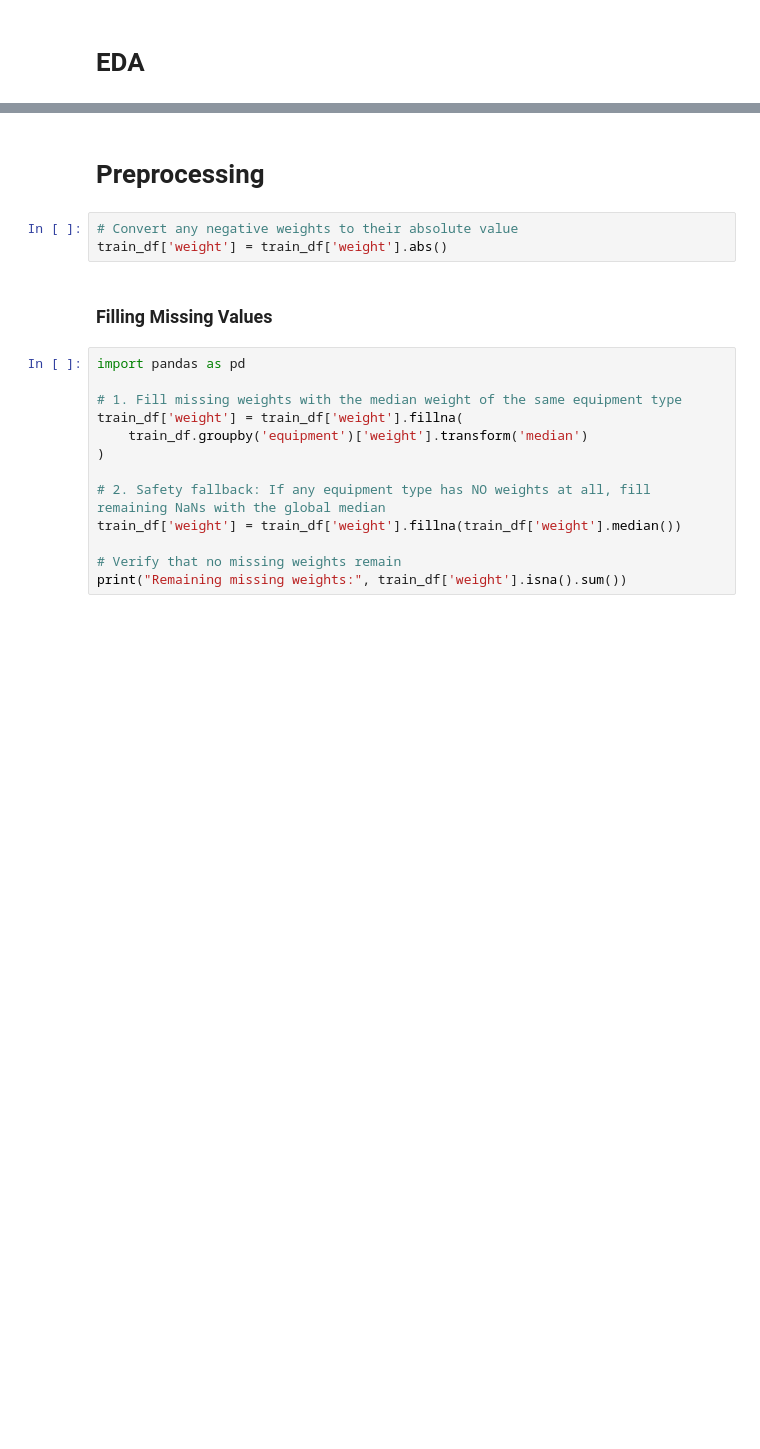
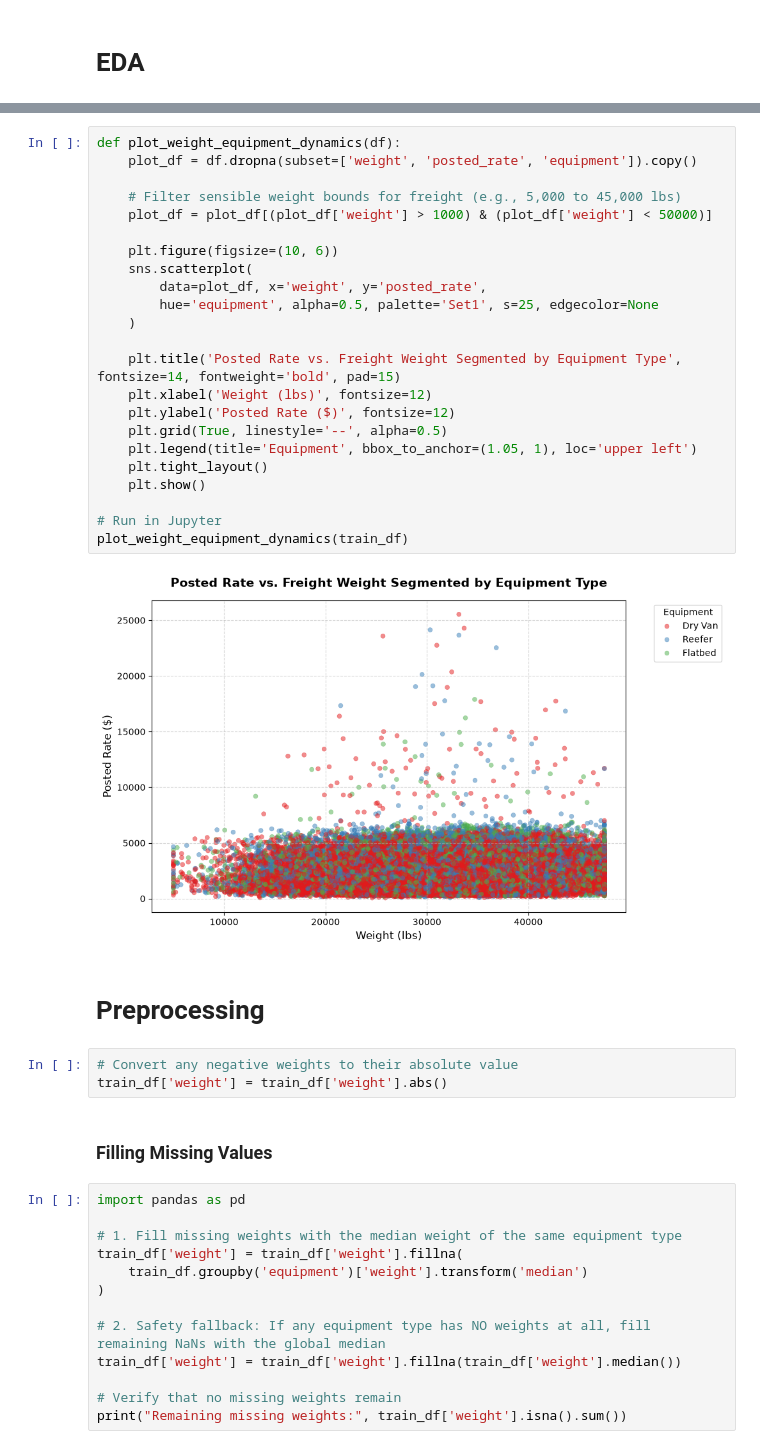
Before and after one commit to KomiljonNasrullaev/spotter, a Jupyter notebook: notebook/EDA.ipynb, the cells around one changed output, grey strips where cells are left out. Saved outputs shown, nothing was run; the diff lists cells and outputs as text; blank space fills up the shorter version.

```diff
--- a/notebook/EDA.ipynb
+++ b/notebook/EDA.ipynb
@@ -72,3 +135,28 @@ plt.show()
+# %%
+def plot_weight_equipment_dynamics(df):
+    plot_df = df.dropna(subset=['weight', 'posted_rate', 'equipment']).copy()
+
+    # Filter sensible weight bounds for freight (e.g., 5,000 to 45,000 lbs)
+    plot_df = plot_df[(plot_df['weight'] > 1000) & (plot_df['weight'] < 50000)]
+
+    plt.figure(figsize=(10, 6))
+    sns.scatterplot(
+        data=plot_df, x='weight', y='posted_rate',
+        hue='equipment', alpha=0.5, palette='Set1', s=25, edgecolor=None
+    )
+
+    plt.title('Posted Rate vs. Freight Weight Segmented by Equipment Type', fontsize=14, fontweight='bold', pad=15)
+    plt.xlabel('Weight (lbs)', fontsize=12)
+    plt.ylabel('Posted Rate ($)', fontsize=12)
+    plt.grid(True, linestyle='--', alpha=0.5)
+    plt.legend(title='Equipment', bbox_to_anchor=(1.05, 1), loc='upper left')
+    plt.tight_layout()
+    plt.show()
+
+# Run in Jupyter
+plot_weight_equipment_dynamics(train_df)
+# %% [output]
+[figure, added]
 # %% [markdown]
 # Preprocessing
 # %%
```
Also changed, not shown: parts of 3 cells of this notebook, 2 other files.
